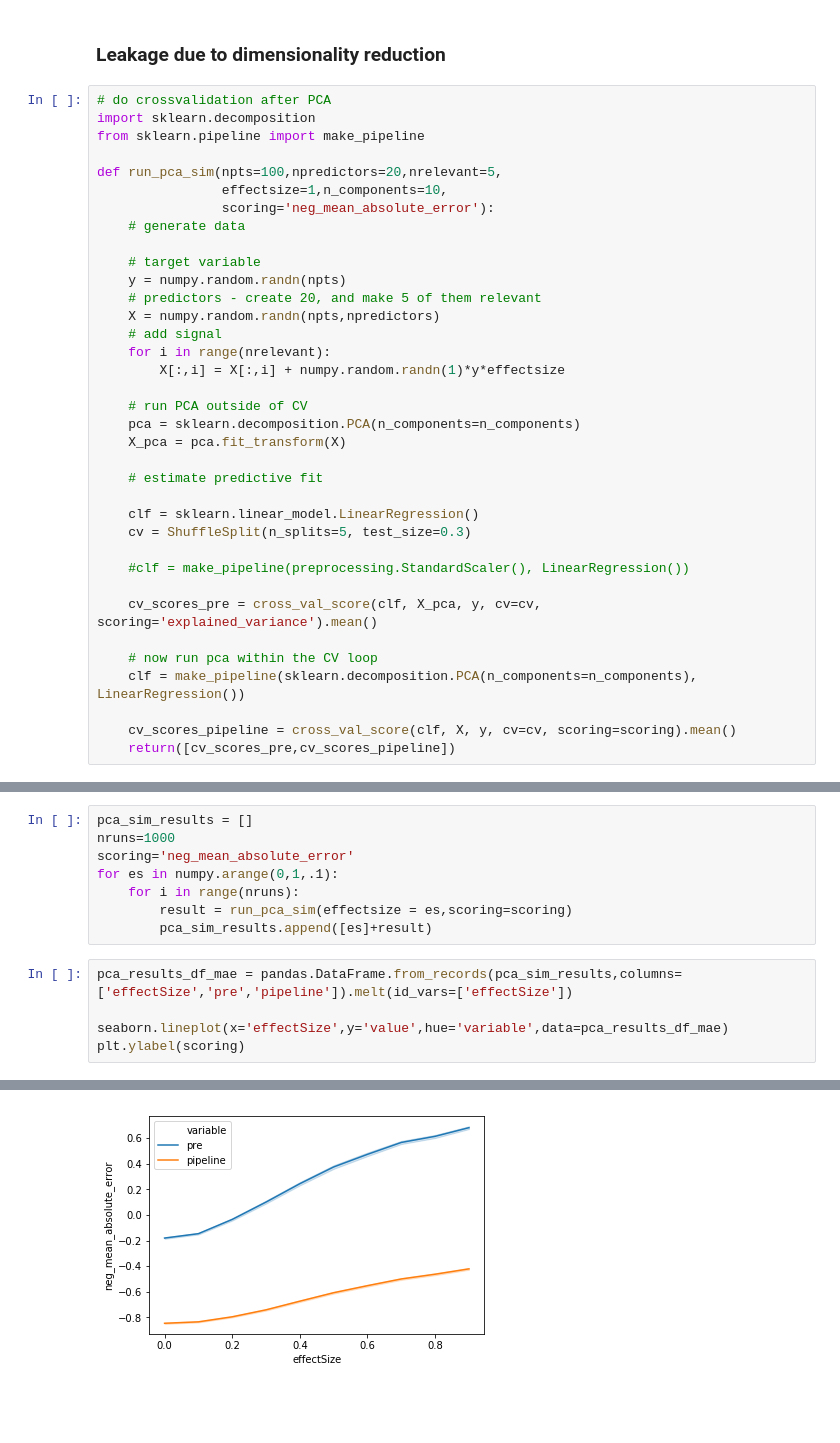
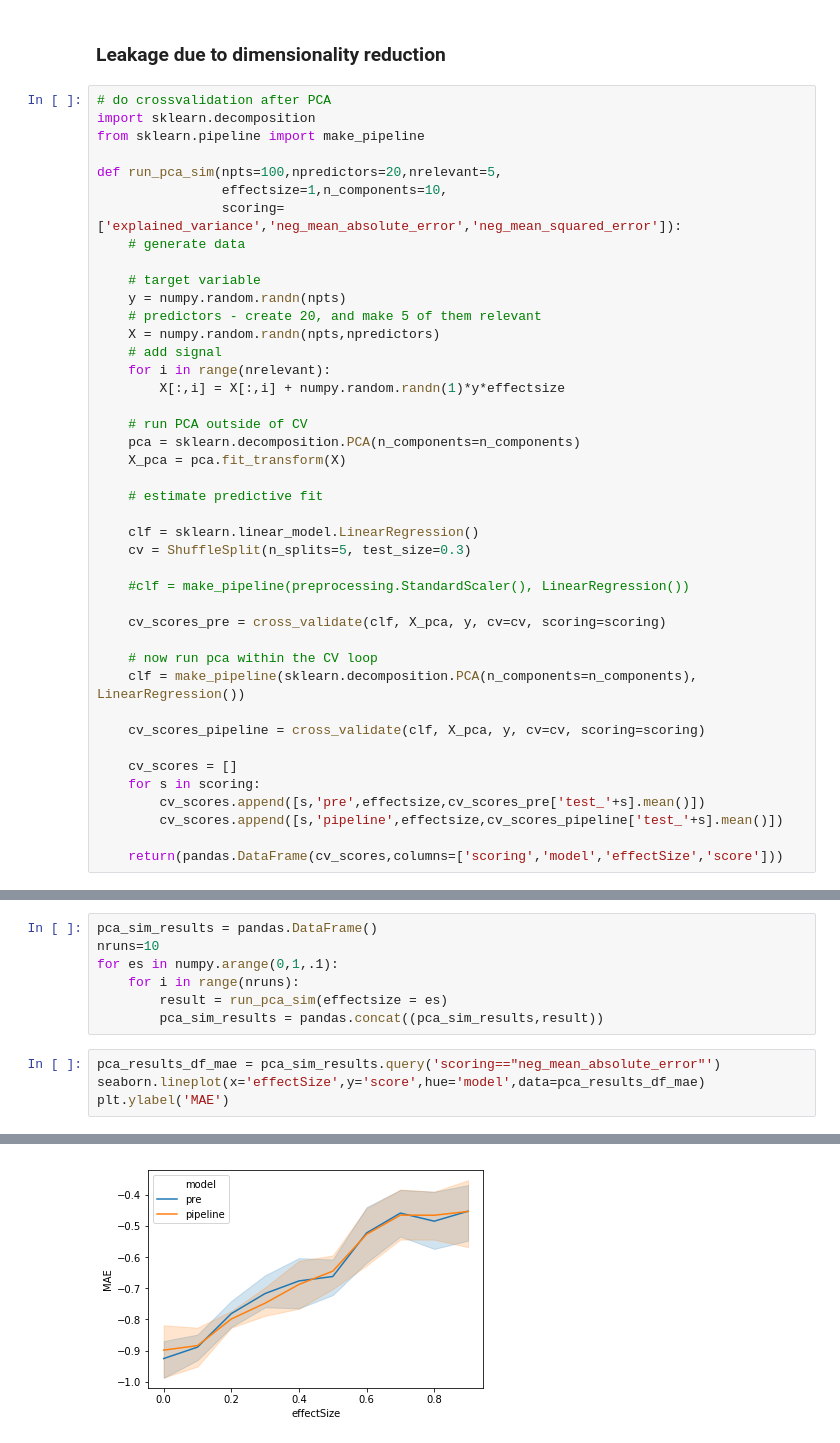
Before and after one commit to poldrack/PredictionCV, a Jupyter notebook: PredictionPaperFigures.ipynb, the cells around one changed output, grey strips where cells are left out. Drawn from its saved outputs; the diff is of its cells as text; blank space fills up the shorter version.

Commit message:
change to cross_validate with multiple scores

```diff
--- a/PredictionPaperFigures.ipynb
+++ b/PredictionPaperFigures.ipynb
@@ -546,7 +546,7 @@ from sklearn.pipeline import make_pipeline
 
 def run_pca_sim(npts=100,npredictors=20,nrelevant=5,
                 effectsize=1,n_components=10,
-                scoring='neg_mean_absolute_error'):
+                scoring=['explained_variance','neg_mean_absolute_error','neg_mean_squared_error']):
     # generate data
 
     # target variable
@@ -568,10 +568,16 @@ def run_pca_sim(npts=100,npredictors=20,nrelevant=5,
 
     #clf = make_pipeline(preprocessing.StandardScaler(), LinearRegression())
 
-    cv_scores_pre = cross_val_score(clf, X_pca, y, cv=cv, scoring='explained_variance').mean()
+    cv_scores_pre = cross_validate(clf, X_pca, y, cv=cv, scoring=scoring)
 
     # now run pca within the CV loop
     clf = make_pipeline(sklearn.decomposition.PCA(n_components=n_components), LinearRegression())
 
-    cv_scores_pipeline = cross_val_score(clf, X, y, cv=cv, scoring=scoring).mean()
-    return([cv_scores_pre,cv_scores_pipeline])
+    cv_scores_pipeline = cross_validate(clf, X_pca, y, cv=cv, scoring=scoring)
+
+    cv_scores = []
+    for s in scoring:
+        cv_scores.append([s,'pre',effectsize,cv_scores_pre['test_'+s].mean()])
+        cv_scores.append([s,'pipeline',effectsize,cv_scores_pipeline['test_'+s].mean()])
+
+    return(pandas.DataFrame(cv_scores,columns=['scoring','model','effectSize','score']))
@@ -578,14 +595,12 @@ def run_pca_sim(npts=100,npredictors=20,nrelevant=5,
 # %%
-pca_sim_results = []
-nruns=1000
-scoring='neg_mean_absolute_error'
+pca_sim_results = pandas.DataFrame()
+nruns=10
 for es in numpy.arange(0,1,.1):
     for i in range(nruns):
-        result = run_pca_sim(effectsize = es,scoring=scoring)
-        pca_sim_results.append([es]+result)
+        result = run_pca_sim(effectsize = es)
+        pca_sim_results = pandas.concat((pca_sim_results,result))
 # %%
-pca_results_df_mae = pandas.DataFrame.from_records(pca_sim_results,columns=['effectSize','pre','pipeline']).melt(id_vars=['effectSize'])
-
-seaborn.lineplot(x='effectSize',y='value',hue='variable',data=pca_results_df_mae)
-plt.ylabel(scoring)
+pca_results_df_mae = pca_sim_results.query('scoring=="neg_mean_absolute_error"')
+seaborn.lineplot(x='effectSize',y='score',hue='model',data=pca_results_df_mae)
+plt.ylabel('MAE')
 # %% [output]
@@ -593 +608 @@ Text(0, 0.5, 'neg_mean_absolute_error')
-[figure, old version]
+[figure, new version]
```
Also changed, not shown: parts of 8 cells of this notebook.
